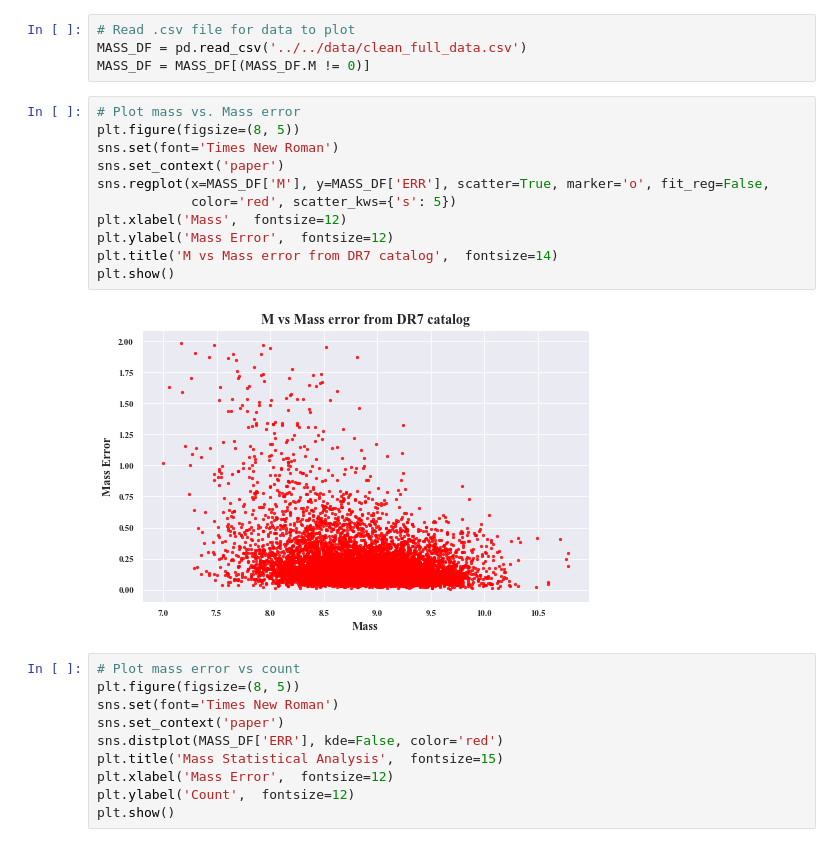
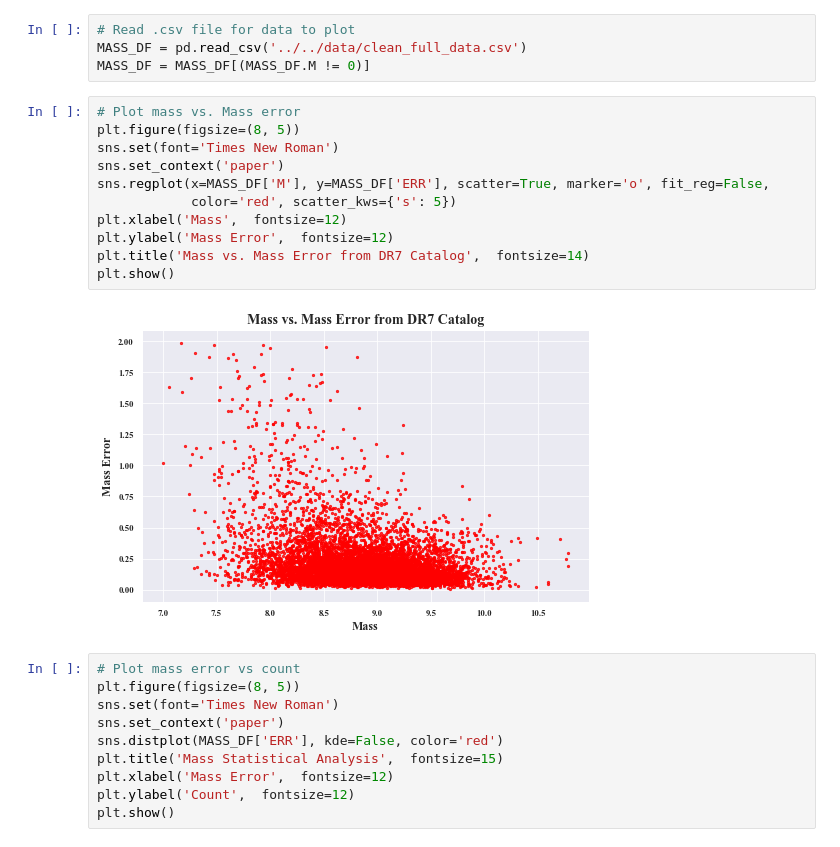
Before and after one commit to devanshipratap/DeepLearningAGN, a Jupyter notebook: src/notebooks/plot_mass_and_error.ipynb, the cells around one changed output. Cells and saved outputs as stored; diff of their text form.

Commit message:
pylint nn code and rename mass plot

```diff
--- a/src/notebooks/plot_mass_and_error.ipynb
+++ b/src/notebooks/plot_mass_and_error.ipynb
@@ -12,16 +12,16 @@ MASS_DF = MASS_DF[(MASS_DF.M != 0)]
 # %%
 # Plot mass vs. Mass error
 plt.figure(figsize=(8, 5))
 sns.set(font='Times New Roman')
 sns.set_context('paper')
 sns.regplot(x=MASS_DF['M'], y=MASS_DF['ERR'], scatter=True, marker='o', fit_reg=False,
             color='red', scatter_kws={'s': 5})
 plt.xlabel('Mass',  fontsize=12)
 plt.ylabel('Mass Error',  fontsize=12)
-plt.title('M vs Mass error from DR7 catalog',  fontsize=14)
+plt.title('Mass vs. Mass Error from DR7 Catalog',  fontsize=14)
 plt.show()
 # %% [output]
-[figure, old version]
+[figure, new version]
 # %%
 # Plot mass error vs count
 plt.figure(figsize=(8, 5))
```
Also changed, not shown: 1 other file.
